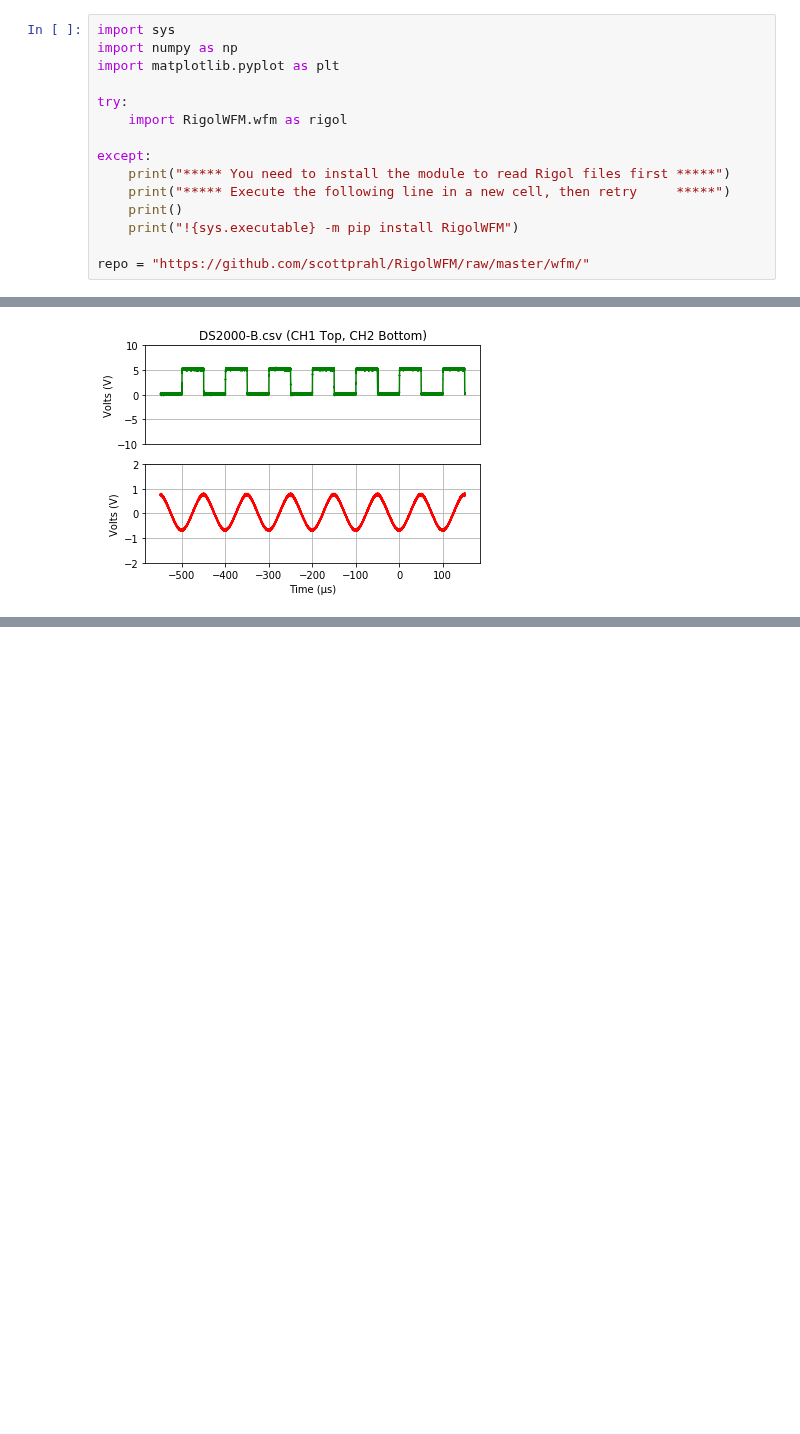
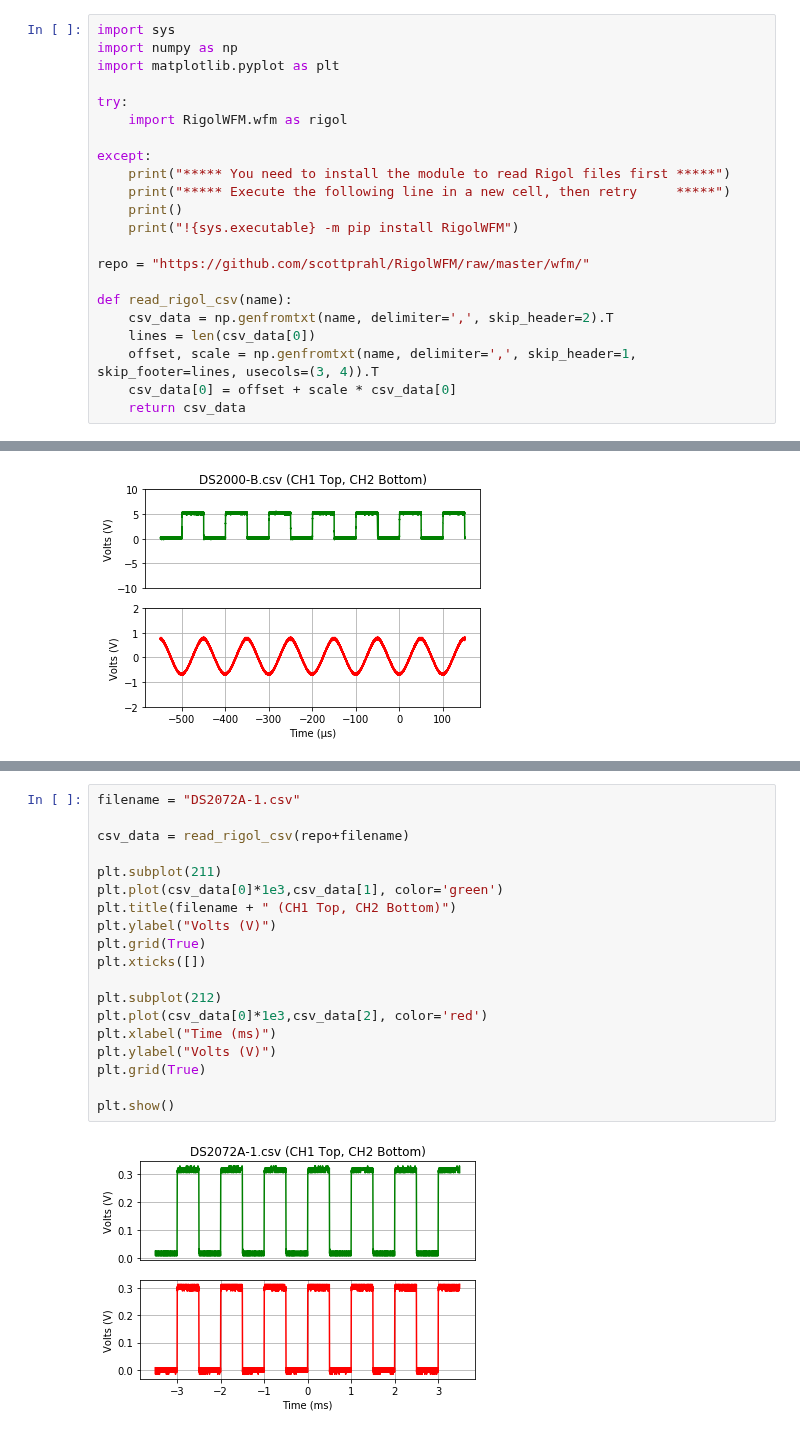
Before and after one commit to scottprahl/RigolWFM, a Jupyter notebook: docs/1-DS2000-Waveforms.ipynb, the cells around one changed output, grey strips where cells are left out. Drawn from its saved outputs; the diff is of its cells as text; blank space fills up the shorter version.

```diff
--- a/docs/1-DS2000-Waveforms.ipynb
+++ b/docs/1-DS2000-Waveforms.ipynb
@@ -19,6 +19,13 @@ except:
     print("!{sys.executable} -m pip install RigolWFM")
 
 repo = "https://github.com/scottprahl/RigolWFM/raw/master/wfm/"
+
+def read_rigol_csv(name):
+    csv_data = np.genfromtxt(name, delimiter=',', skip_header=2).T
+    lines = len(csv_data[0])
+    offset, scale = np.genfromtxt(name, delimiter=',', skip_header=1, skip_footer=lines, usecols=(3, 4)).T
+    csv_data[0] = offset + scale * csv_data[0]
+    return csv_data
 # %% [markdown]
 ## Introduction
 
@@ -198,0 +221,21 @@ plt.show()
+# %%
+filename = "DS2072A-1.csv"
+
+csv_data = read_rigol_csv(repo+filename)
+
+plt.subplot(211)
+plt.plot(csv_data[0]*1e3,csv_data[1], color='green')
+plt.title(filename + " (CH1 Top, CH2 Bottom)")
+plt.ylabel("Volts (V)")
+plt.grid(True)
+plt.xticks([])
+
+plt.subplot(212)
+plt.plot(csv_data[0]*1e3,csv_data[2], color='red')
+plt.xlabel("Time (ms)")
+plt.ylabel("Volts (V)")
+plt.grid(True)
+
+plt.show()
+# %% [output]
+[figure, added]
```
Also changed, not shown: parts of 12 cells of this notebook, 2 other files.
